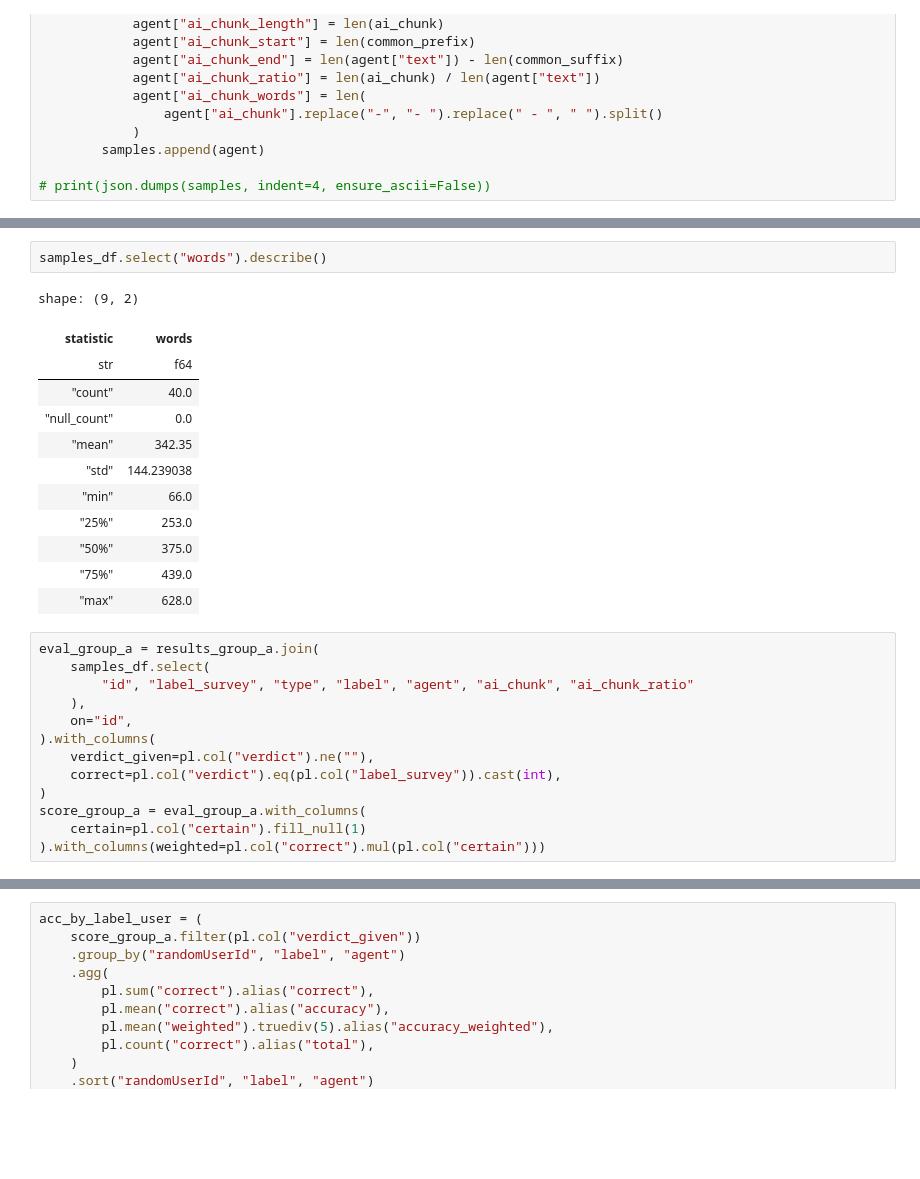
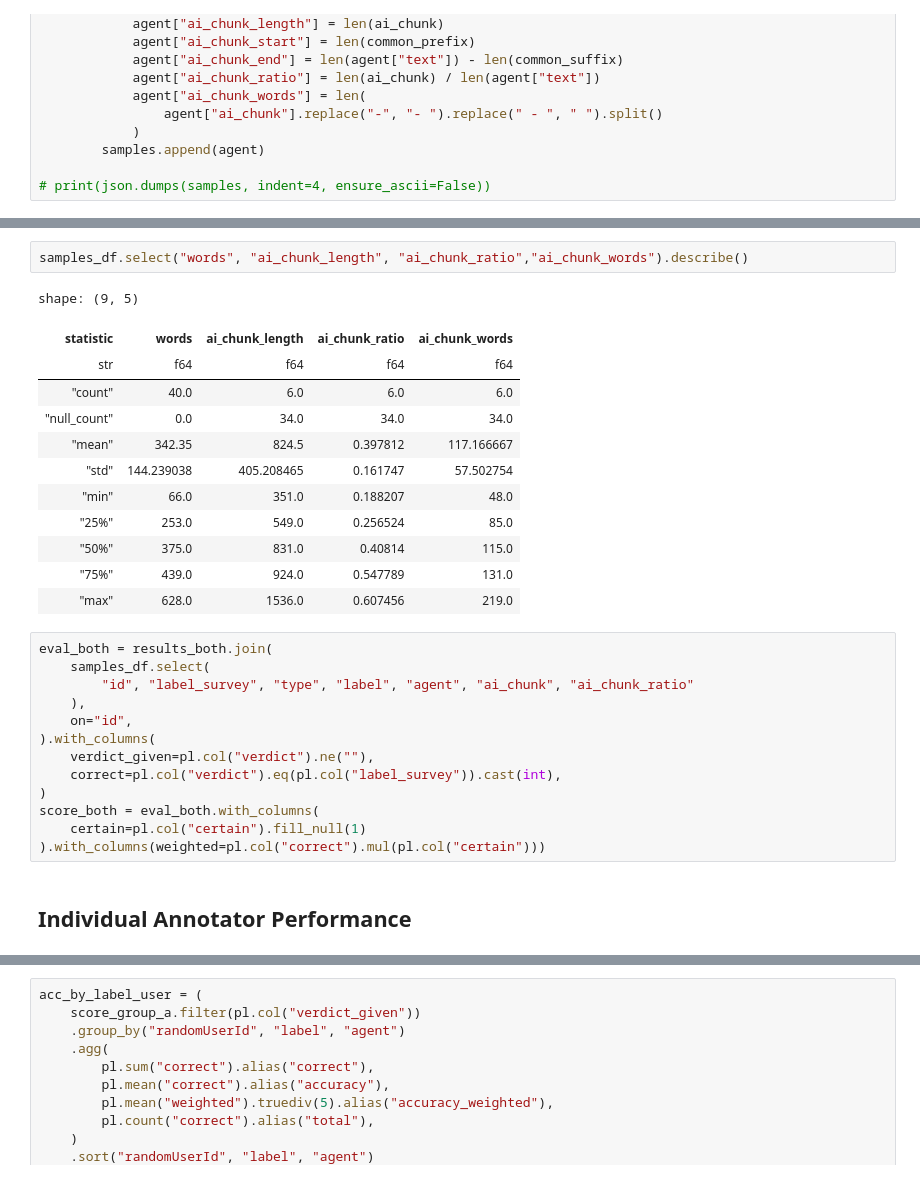
Before and after one commit to TheItCrOw/PrismAI, a Jupyter notebook: src/lrec_2026-GhostWriter-evaluation.ipynb, the cells around one changed output, grey strips where cells are left out. Saved outputs shown, nothing was run; the diff lists cells and outputs as text; blank space fills up the shorter version.

```diff
--- a/src/lrec_2026-GhostWriter-evaluation.ipynb
+++ b/src/lrec_2026-GhostWriter-evaluation.ipynb
@@ -319,22 +363,22 @@ shape: (40, 15)
 | "fbb0337c-1775-4d8f-b08d-026dd1… | "fbb0337c-1775-4d8f-b08d-026dd1… | "human" | "rein menschlich verfasst" | "Ich vermute, dass sich das Ber… | "gpt-4o-mini" | "bundestag" | "chunk" | 126 | null | ... |
 | "b2ddf6eb-9ed6-4d46-80d1-7cdc95… | "fbb0337c-1775-4d8f-b08d-026dd1… | "agent_chunk" | "teilweise KI-generiert" | "Ich vermute, dass sich das Ber… | "gpt-4o-mini" | "bundestag" | "chunk" | 125 | "Ich möchte an dieser Stelle be… | ... |
 # %%
-samples_df.select("words").describe()
+samples_df.select("words", "ai_chunk_length", "ai_chunk_ratio","ai_chunk_words").describe()
 # %% [output]
-shape: (9, 2)
+shape: (9, 5)
-| statistic | words |
-| str | f64 |
-| "count" | 40.0 |
-| "null_count" | 0.0 |
-| "mean" | 342.35 |
-| "std" | 144.239038 |
-| "min" | 66.0 |
-| "25%" | 253.0 |
-| "50%" | 375.0 |
-| "75%" | 439.0 |
-| "max" | 628.0 |
+| statistic | words | ai_chunk_length | ai_chunk_ratio | ai_chunk_words |
+| str | f64 | f64 | f64 | f64 |
+| "count" | 40.0 | 6.0 | 6.0 | 6.0 |
+| "null_count" | 0.0 | 34.0 | 34.0 | 34.0 |
+| "mean" | 342.35 | 824.5 | 0.397812 | 117.166667 |
+| "std" | 144.239038 | 405.208465 | 0.161747 | 57.502754 |
+| "min" | 66.0 | 351.0 | 0.188207 | 48.0 |
+| "25%" | 253.0 | 549.0 | 0.256524 | 85.0 |
+| "50%" | 375.0 | 831.0 | 0.40814 | 115.0 |
+| "75%" | 439.0 | 924.0 | 0.547789 | 131.0 |
+| "max" | 628.0 | 1536.0 | 0.607456 | 219.0 |
 # %%
-eval_group_a = results_group_a.join(
+eval_both = results_both.join(
     samples_df.select(
         "id", "label_survey", "type", "label", "agent", "ai_chunk", "ai_chunk_ratio"
     ),
@@ -343,6 +387,8 @@ eval_group_a = results_group_a.join(
     verdict_given=pl.col("verdict").ne(""),
     correct=pl.col("verdict").eq(pl.col("label_survey")).cast(int),
 )
-score_group_a = eval_group_a.with_columns(
+score_both = eval_both.with_columns(
     certain=pl.col("certain").fill_null(1)
 ).with_columns(weighted=pl.col("correct").mul(pl.col("certain")))
+# %% [markdown]
+## Individual Annotator Performance
```
Also changed, not shown: parts of 24 cells of this notebook, 5 other files.
